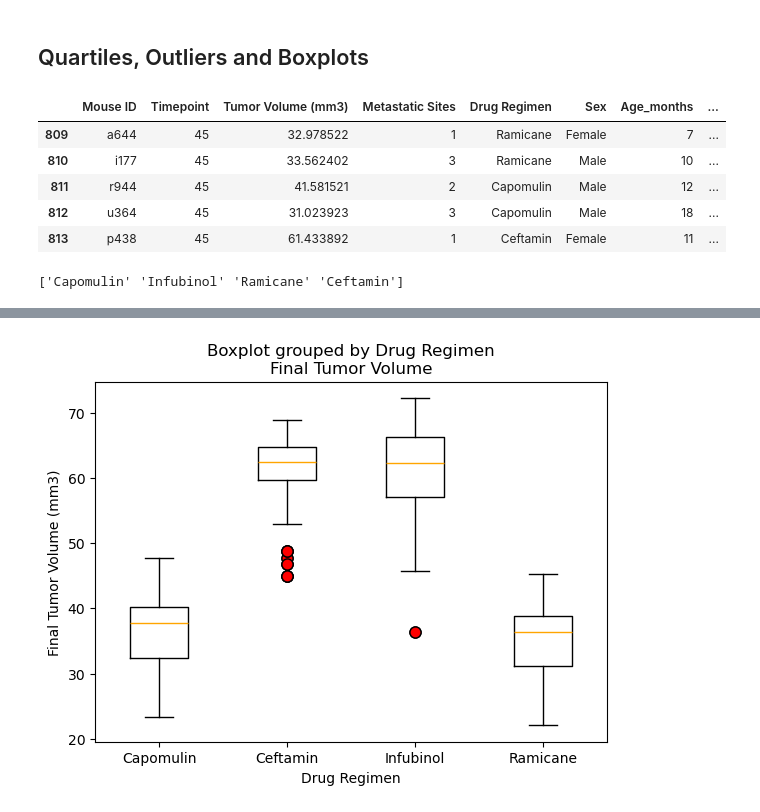
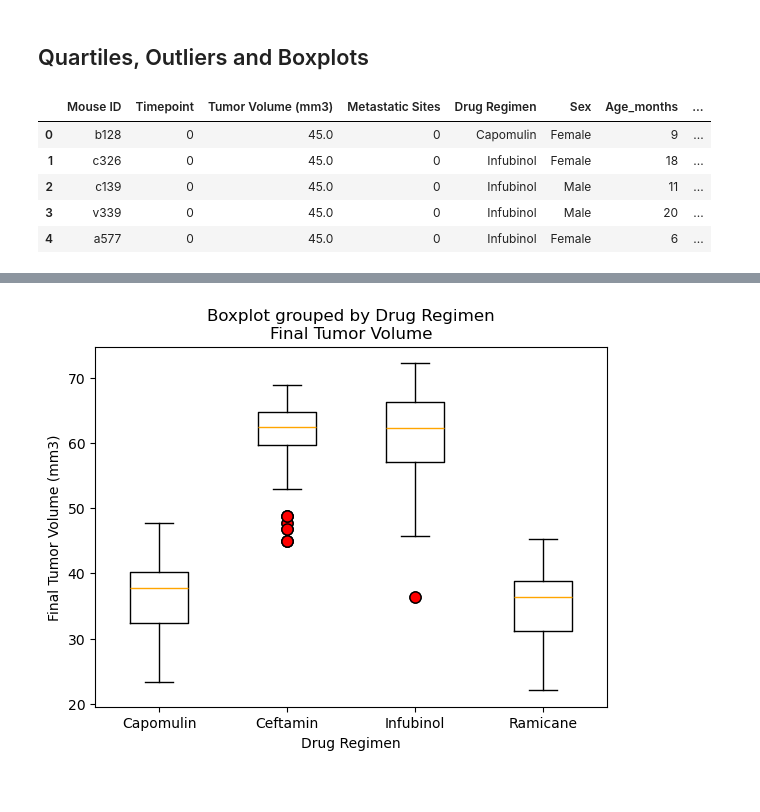
Before and after one commit to girishp/matplotlib-challenge, a Jupyter notebook: Pymaceuticals/pymaceuticals.ipynb, the cells around one changed output, grey strips where cells are left out. Saved outputs shown, nothing was run; the diff lists cells and outputs as text; code cells hidden in the pictures.

```diff
--- a/Pymaceuticals/pymaceuticals.ipynb
+++ b/Pymaceuticals/pymaceuticals.ipynb
@@ -212,46 +212,29 @@ plt.show()
 # %%
 # Calculate the final tumor volume of each mouse across four of the treatment regimens:
 # Capomulin, Ramicane, Infubinol, and Ceftamin
-regimens = ["Capomulin", "Ramicane", "Infubinol", "Ceftamin"]
-regimen_filtered_df = cleaned_complte_mice_data[cleaned_complte_mice_data["Drug Regimen"].isin(regimens)]
+drug_regimens_list = ["Capomulin", "Ramicane", "Infubinol", "Ceftamin"]
+regimen_filtered_df = cleaned_complte_mice_data[cleaned_complte_mice_data["Drug Regimen"].isin(drug_regimens_list)]
 
 # Start by getting the last (greatest) timepoint for each mouse
 
 # Determine the max indices for "Timepoint", grouped by "Mouse ID"
 max_time_point_indices = regimen_filtered_df.groupby("Mouse ID")["Timepoint"].idxmax()
 
-mouse_ids_for_final_time_points = regimen_filtered_df.loc[max_time_point_indices]["Mouse ID"]
-final_time_points = regimen_filtered_df.loc[max_time_point_indices]["Timepoint"]
-final_tumor_volumes = regimen_filtered_df.loc[max_time_point_indices]["Tumor Volume (mm3)"]
+final_tumor_df = regimen_filtered_df.loc[max_time_point_indices, ["Mouse ID", "Tumor Volume (mm3)", "Timepoint"]]
+final_tumor_df = final_tumor_df.rename(columns={
+    "Tumor Volume (mm3)"    : "Final Tumor Volume",
+    "Timepoint"             : "Final Timepoint"
+})
 
-final_tumor_df = pd.DataFrame({
-    "Mouse ID"              : mouse_ids_for_final_time_points,
-    "Final Timepoint"       : final_time_points,
-    "Final Tumor Volume"    :final_tumor_volumes
-    })
-
-final_tumor_df.head()
+# final_tumor_df.head()
 
 # Merge this group df with the original DataFrame to get the tumor volume at the last timepoint
 final_merged_df = pd.merge(regimen_filtered_df, final_tumor_df, how="left", on=["Mouse ID", "Mouse ID"])
-final_merged_df.tail()
+final_merged_df.head()
 # %% [output]
 |  | Mouse ID | Timepoint | Tumor Volume (mm3) | Metastatic Sites | Drug Regimen | Sex | Age_months | ... |
-| 809 | a644 | 45 | 32.978522 | 1 | Ramicane | Female | 7 | ... |
-| 810 | i177 | 45 | 33.562402 | 3 | Ramicane | Male | 10 | ... |
-| 811 | r944 | 45 | 41.581521 | 2 | Capomulin | Male | 12 | ... |
-| 812 | u364 | 45 | 31.023923 | 3 | Capomulin | Male | 18 | ... |
-| 813 | p438 | 45 | 61.433892 | 1 | Ceftamin | Female | 11 | ... |
+| 0 | b128 | 0 | 45.0 | 0 | Capomulin | Female | 9 | ... |
+| 1 | c326 | 0 | 45.0 | 0 | Infubinol | Female | 18 | ... |
+| 2 | c139 | 0 | 45.0 | 0 | Infubinol | Male | 11 | ... |
+| 3 | v339 | 0 | 45.0 | 0 | Infubinol | Male | 20 | ... |
+| 4 | a577 | 0 | 45.0 | 0 | Infubinol | Female | 6 | ... |
-# %%
-# Put treatments into a list for for loop (and later for plot labels)
-drug_regimens_list = final_merged_df["Drug Regimen"].unique()
-print(drug_regimens_list)
-
-
-# Create empty list to fill with tumor vol data (for plotting)
-final_tumor_volume_list = {}
-
-
-# Calculate the IQR and quantitatively determine if there are any potential outliers.
-# %% [output]
-['Capomulin' 'Infubinol' 'Ramicane' 'Ceftamin']
```
Also changed, not shown: parts of 2 cells of this notebook.
